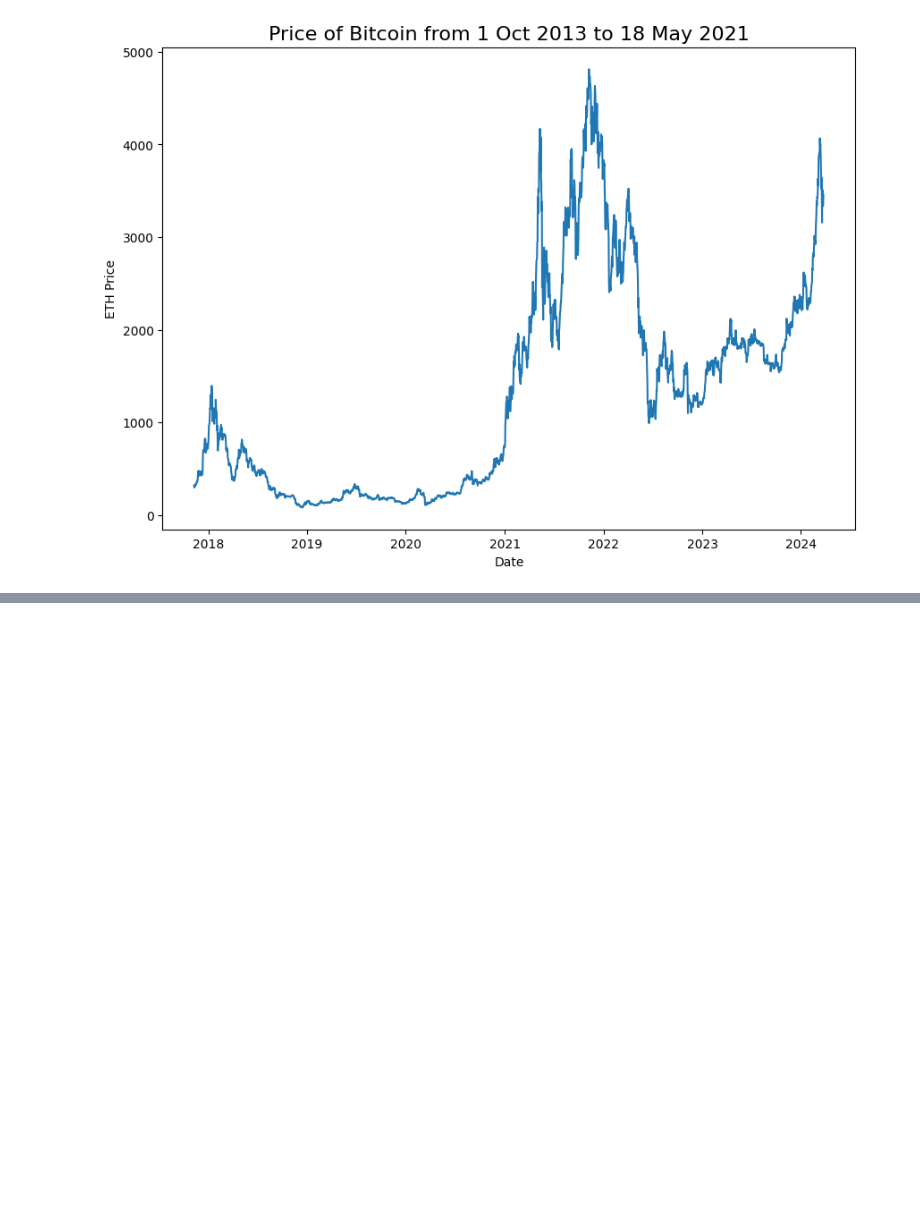
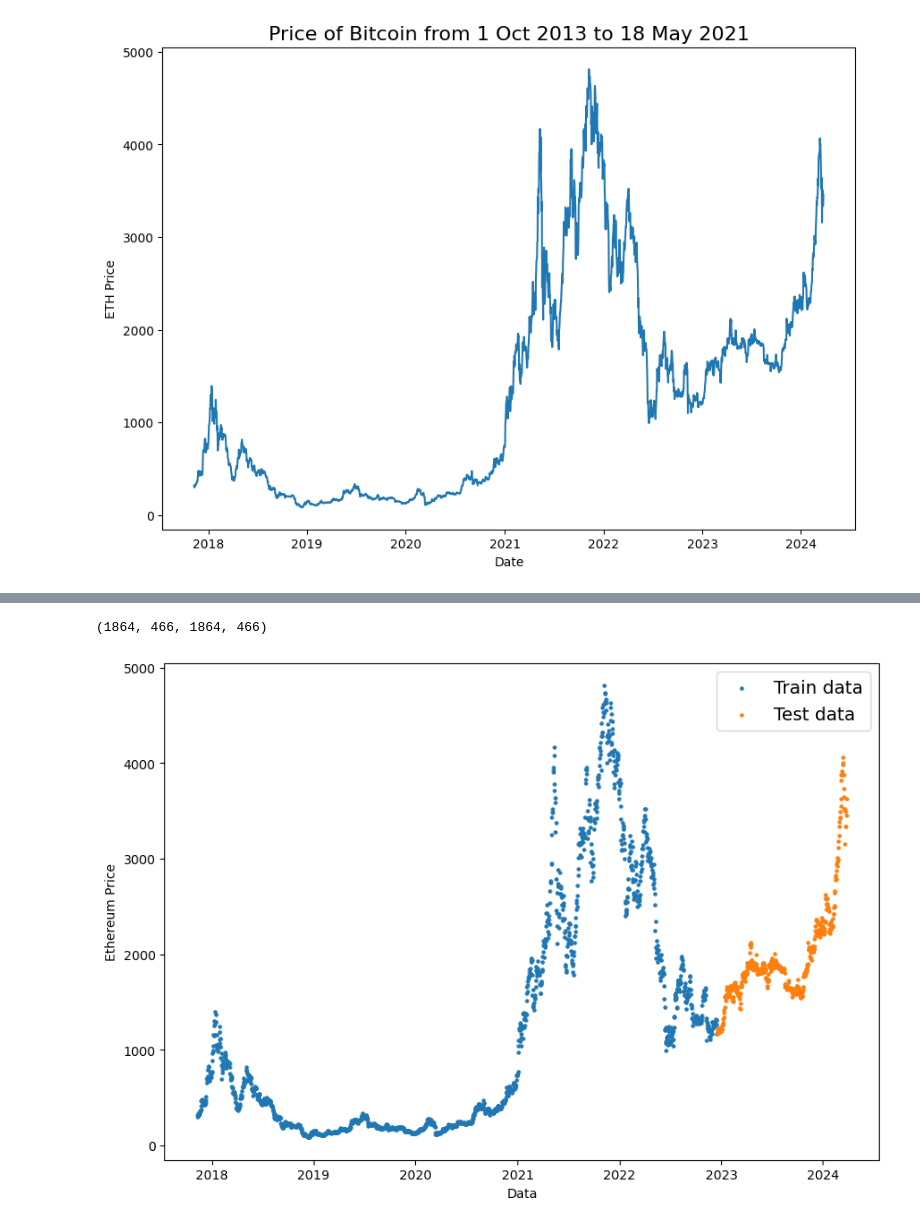
Before and after one commit to AyushSrivastava27/EthVision, a Jupyter notebook: EthVision.ipynb, the cells around one changed output, grey strips where cells are left out. Cells and saved outputs as stored; diff of their text form; code cells hidden in the pictures; blank space fills up the shorter version.

```diff
--- a/EthVision.ipynb
+++ b/EthVision.ipynb
@@ -131,0 +134,5 @@ plt.ylabel("ETH Price");
+# %%
+timesteps = ethereum_prices.index.to_numpy()
+prices = ethereum_prices["Price"].to_numpy()
+
+timesteps[:10], prices[:10]
@@ -131,0 +148,20 @@ plt.ylabel("ETH Price");
+# %%
+split_size = int(0.8 * len(prices))
+
+X_train, y_train = timesteps[:split_size], prices[:split_size]
+
+X_test, y_test = timesteps[split_size:], prices[split_size:]
+
+len(X_train), len(X_test), len(y_train), len(y_test)
+# %% [output]
+(1864, 466, 1864, 466)
+# %%
+plt.figure(figsize= (10, 7))
+plt.scatter(X_train, y_train, s=5, label= "Train data")
+plt.scatter(X_test, y_test, s=5, label= "Test data")
+plt.xlabel("Data")
+plt.ylabel("Ethereum Price")
+plt.legend(fontsize=14)
+plt.show();
+# %% [output]
+[figure, added]
```
Also changed, not shown: parts of 12 cells of this notebook.
